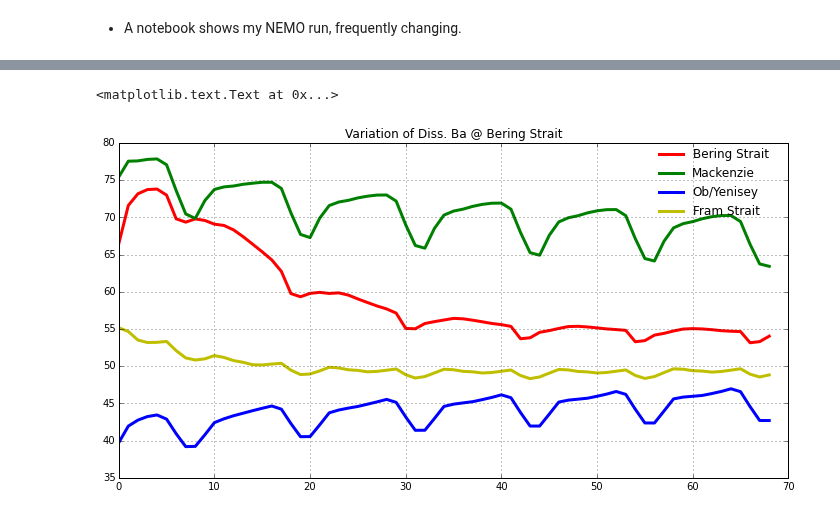
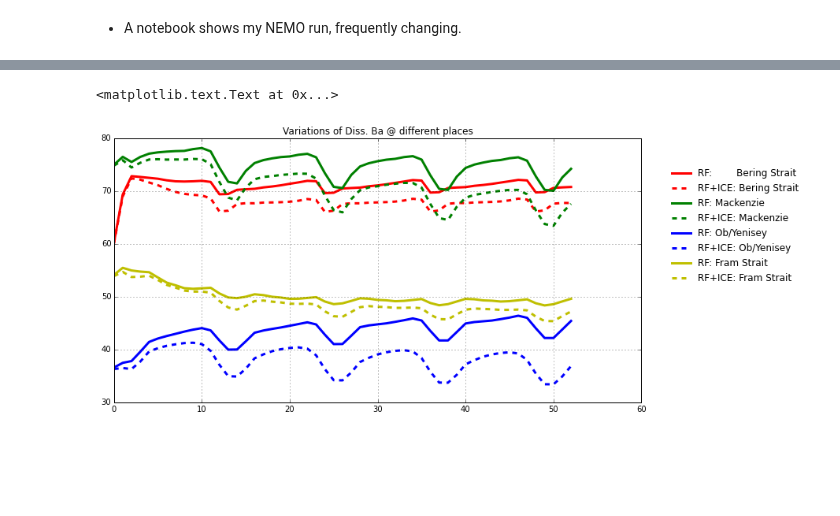
Before and after one commit to UBC-MOAD/analysis-kyle, a Jupyter notebook: notebooks/[Barium] 07 Tracer simulation results.ipynb, the cells around one changed output, grey strips where cells are left out. Drawn from its saved outputs; the diff is of its cells as text; code cells hidden in the pictures; blank space fills up the shorter version.

```diff
--- a/notebooks/[Barium] 07 Tracer simulation results.ipynb
+++ b/notebooks/[Barium] 07 Tracer simulation results.ipynb
@@ -49,6 +47,7 @@ tra(:, :, 1, jpmyt1) = tra(:, :, 1, jpmyt1) + Ba(:, :)*rnf/est(:, :)/1000
 # %%
-ptrc_obj1 = nc.Dataset('_data\\RF_NEW_1m_00010101_00061027_ptrc_T.nc')
-ptrc_obj2 = nc.Dataset('_data\\DOUBLE01_1m_00010101_00041001_ptrc_T.nc')
+L = 0
+ptrc_obj1 = nc.Dataset('_data\RF01_1m_19920711_19961222_ptrc_T.nc')
+ptrc_obj2 = nc.Dataset('_data\ALL01_1m_19920711_19961222_ptrc_T.nc')
 Ba1=ptrc_obj1.variables['Ba'][:]*1e-6
 Ba2=ptrc_obj2.variables['Ba'][:]*1e-6
 nav_lat=ptrc_obj1.variables['nav_lat'][:]
@@ -84,18 +89,31 @@ CBar2.set_ticks(lev2)
 # %%
-BC = Ba1[:, 0, 125, 55]
-MK = Ba1[:, 0, 131, 67]
-OB = Ba1[:, 0, 145, -32]
-FS = Ba1[:, 0, 135, -48]
+BC1 = Ba1[:, 0, 125, 55]
+MK1 = Ba1[:, 0, 131, 67]
+OB1 = Ba1[:, 0, 145, -32]
+FS1 = Ba1[:, 0, 135, -48]
+#
+BC2 = Ba2[:, 0, 125, 55]
+MK2 = Ba2[:, 0, 131, 67]
+OB2 = Ba2[:, 0, 145, -32]
+FS2 = Ba2[:, 0, 135, -48]
 # %%
 fig = plt.figure(figsize=(12, 6))
 ax = fig.gca();ax.grid()
-ax.plot(BC, 'r-', lw=3, label='Bering Strait')
-ax.plot(MK, 'g-', lw=3, label='Mackenzie')
-ax.plot(OB, 'b-', lw=3, label='Ob/Yenisey')
-ax.plot(FS, 'y-', lw=3, label='Fram Strait')
+ax.plot(BC1, 'r-', lw=3, label='RF: Bering Strait')
+ax.plot(BC2, 'r--', lw=3, label='RF+ICE: Bering Strait')
+
+ax.plot(MK1, 'g-', lw=3, label='RF: Mackenzie')
+ax.plot(MK2, 'g--', lw=3, label='RF+ICE: Mackenzie')
+
+ax.plot(OB1, 'b-', lw=3, label='RF: Ob/Yenisey')
+ax.plot(OB2, 'b--', lw=3, label='RF+ICE: Ob/Yenisey')
+
+ax.plot(FS1, 'y-', lw=3, label='RF: Fram Strait')
+ax.plot(FS2, 'y--', lw=3, label='RF+ICE: Fram Strait')
+
 #ax.plot(BC4, 'g-', lw=3, label='ICE')
-LG = ax.legend(numpoints=1, bbox_to_anchor=(0.8, 1), loc=2, borderaxespad=0.); LG.draw_frame(False)
-ax.set_title('Variation of Diss. Ba @ Bering Strait')
+LG = ax.legend(numpoints=1, bbox_to_anchor=(1.05, 0.9), loc=2, borderaxespad=0.); LG.draw_frame(False)
+ax.set_title('Variations of Diss. Ba @ different places')
 # %% [output]
 <matplotlib.text.Text at 0x...>
-[figure, old version]
+[figure, new version]
```
Also changed, not shown: parts of 10 cells of this notebook.
